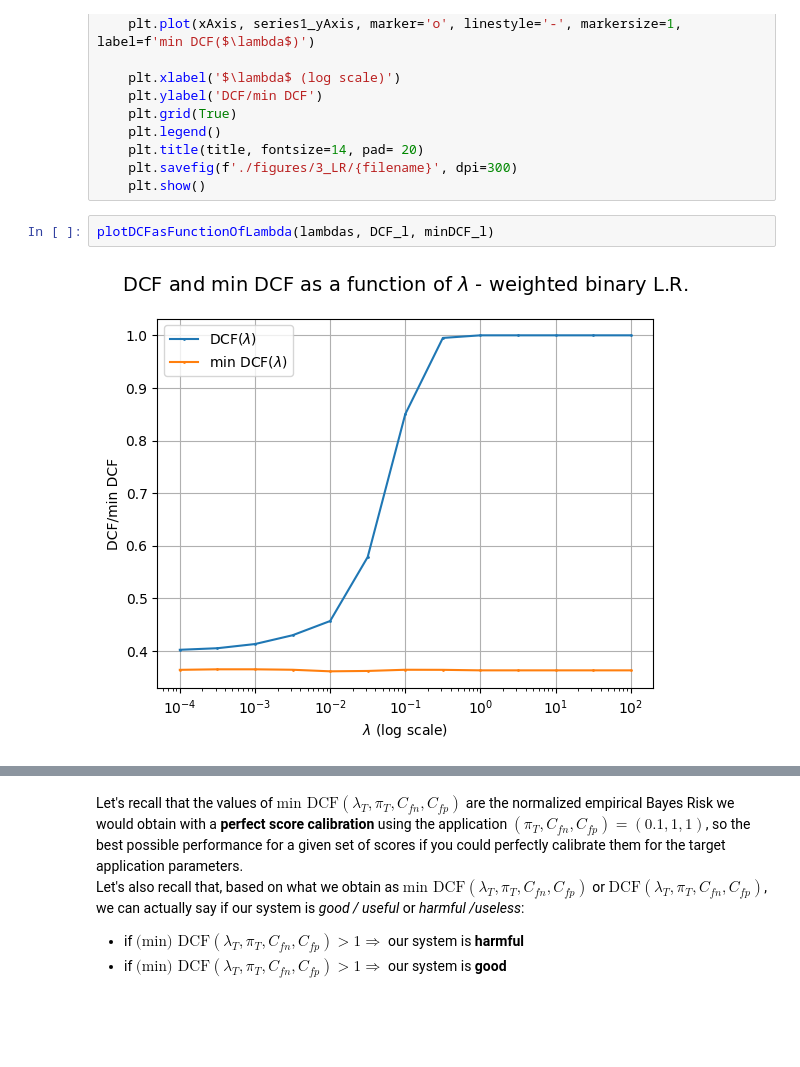
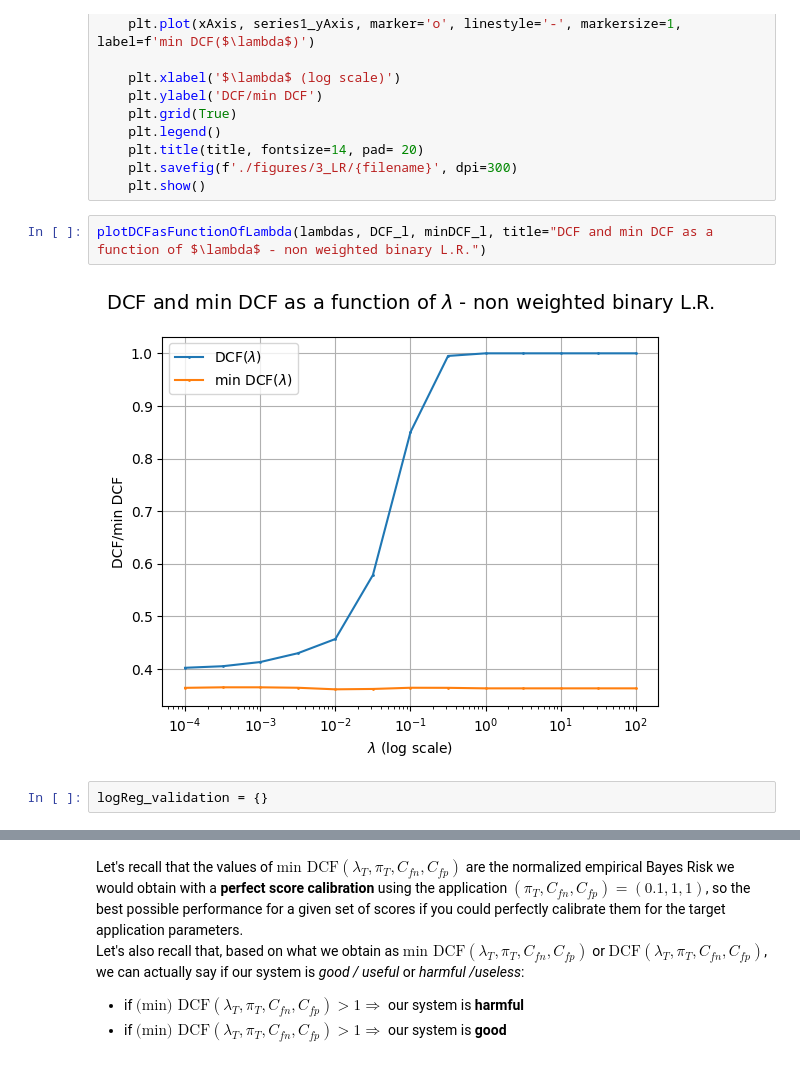
Before and after one commit to RiccardoRevalor/Fingerprint_Spoofing_Detection, a Jupyter notebook: 3_logReg_SVM.ipynb, the cells around one changed output, grey strips where cells are left out. Saved outputs shown, nothing was run; the diff lists cells and outputs as text; blank space fills up the shorter version.

```diff
--- a/3_logReg_SVM.ipynb
+++ b/3_logReg_SVM.ipynb
@@ -258,6 +258,8 @@ def plotDCFasFunctionOfLambda(lambdas, DCF_l, minDCF_l, filename="misscalibratio
     plt.savefig(f'./figures/3_LR/{filename}', dpi=300)
     plt.show()
 # %%
-plotDCFasFunctionOfLambda(lambdas, DCF_l, minDCF_l)
+plotDCFasFunctionOfLambda(lambdas, DCF_l, minDCF_l, title="DCF and min DCF as a function of $\lambda$ - non weighted binary L.R.")
 # %% [output]
-[figure, old version]
+[figure, new version]
+# %%
+logReg_validation = {}
```
Also changed, not shown: parts of 7 cells of this notebook, 2 other files.
